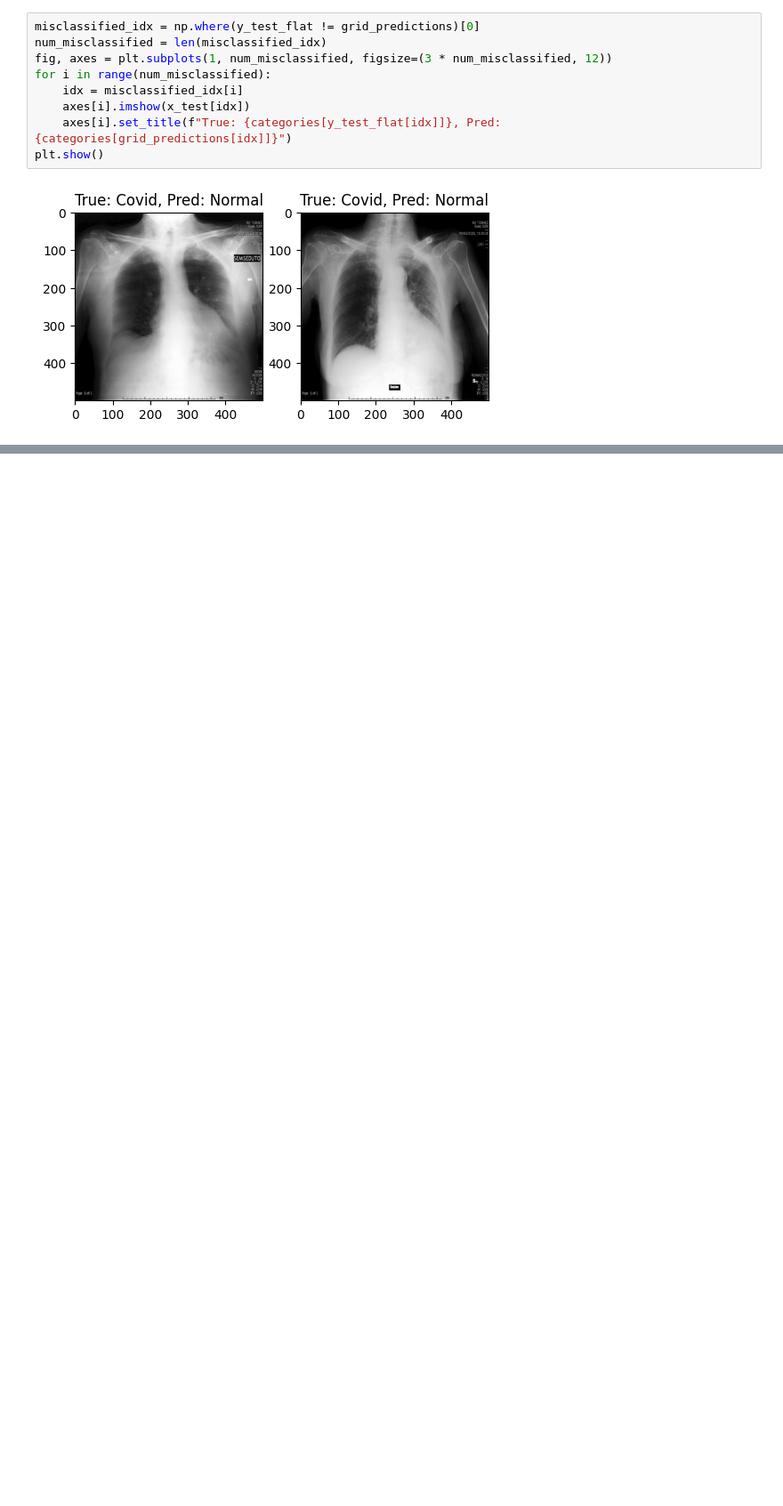
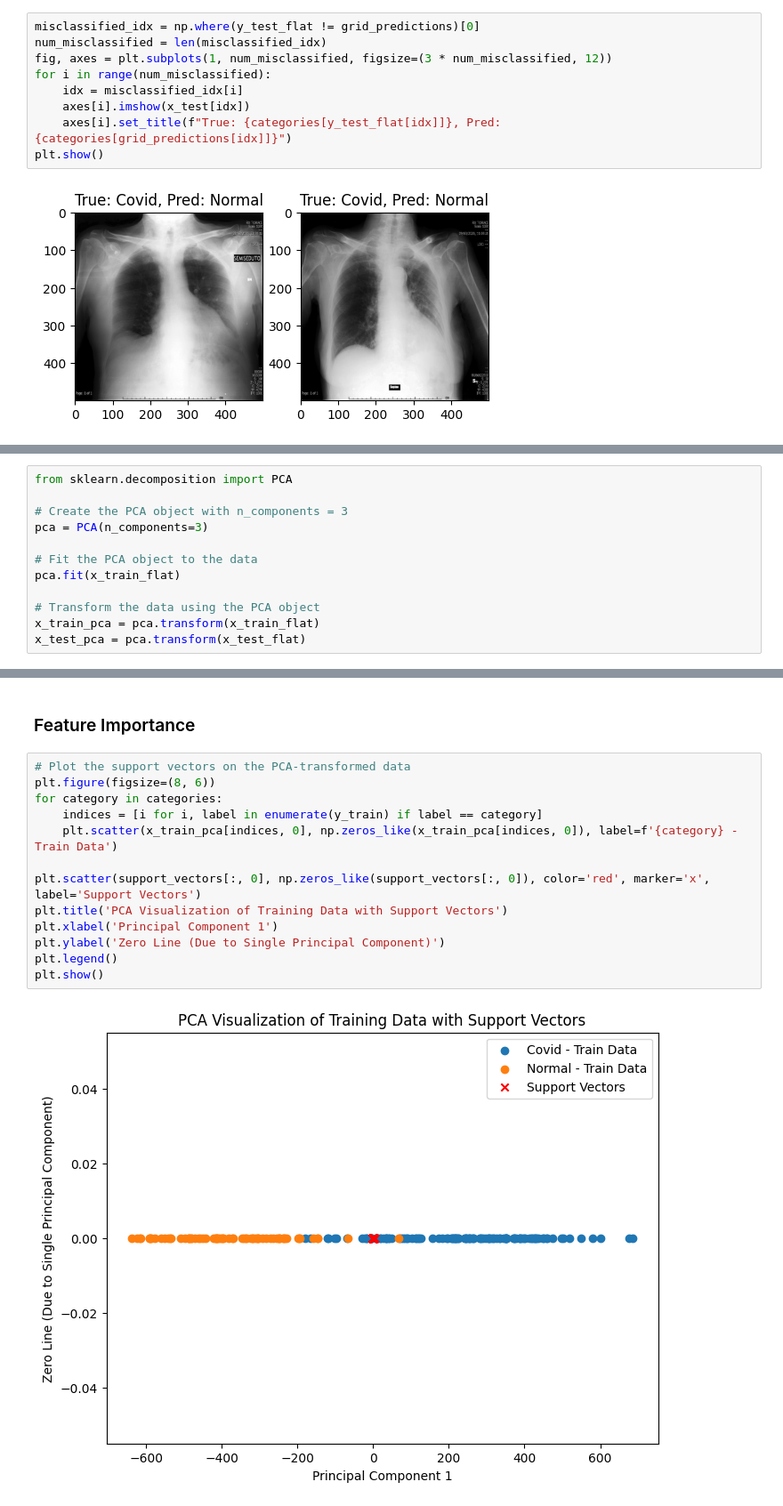
Before and after one commit to RajKumar-Developer/mlProject, a Jupyter notebook: SVM_model.ipynb, the cells around one changed output, grey strips where cells are left out. Shown at 89% size. Cells and saved outputs as stored; diff of their text form; blank space fills up the shorter version.

```diff
--- a/SVM_model.ipynb
+++ b/SVM_model.ipynb
@@ -136,0 +335,12 @@ plt.show()
+# %%
+from sklearn.decomposition import PCA
+
+# Create the PCA object with n_components = 3
+pca = PCA(n_components=3)
+
+# Fit the PCA object to the data
+pca.fit(x_train_flat)
+
+# Transform the data using the PCA object
+x_train_pca = pca.transform(x_train_flat)
+x_test_pca = pca.transform(x_test_flat)
@@ -136,0 +355,17 @@ plt.show()
+# %% [markdown]
+### Feature Importance
+# %%
+# Plot the support vectors on the PCA-transformed data
+plt.figure(figsize=(8, 6))
+for category in categories:
+    indices = [i for i, label in enumerate(y_train) if label == category]
+    plt.scatter(x_train_pca[indices, 0], np.zeros_like(x_train_pca[indices, 0]), label=f'{category} - Train Data')
+
+plt.scatter(support_vectors[:, 0], np.zeros_like(support_vectors[:, 0]), color='red', marker='x', label='Support Vectors')
+plt.title('PCA Visualization of Training Data with Support Vectors')
+plt.xlabel('Principal Component 1')
+plt.ylabel('Zero Line (Due to Single Principal Component)')
+plt.legend()
+plt.show()
+# %% [output]
+[figure, added]
```
Also changed, not shown: parts of 23 cells of this notebook, 2 other files.
